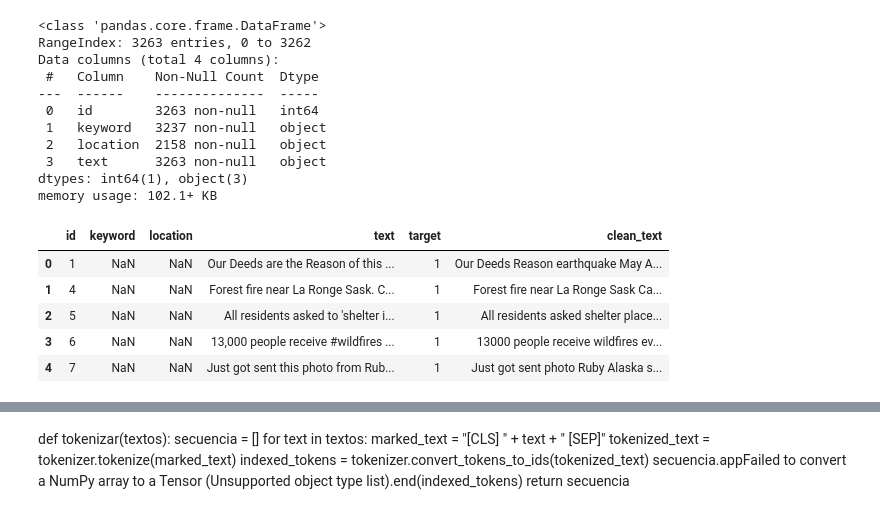
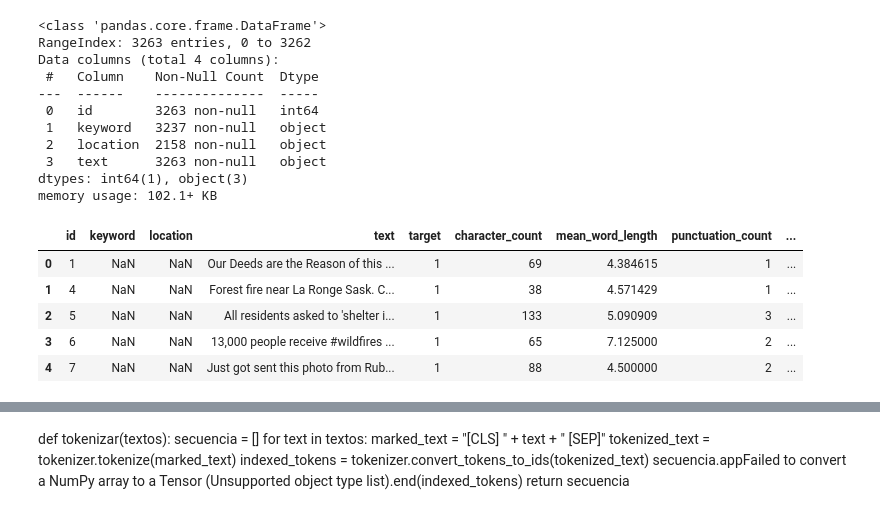
Before and after one commit to AlurrAldrey/OrgaDatosTP, a Jupyter notebook: tp2/Conv1D_con_features.ipynb, the cells around one changed output, grey strips where cells are left out. Saved outputs shown, nothing was run; the diff lists cells and outputs as text; code cells hidden in the pictures.

```diff
--- a/tp2/Conv1D_con_features.ipynb
+++ b/tp2/Conv1D_con_features.ipynb
@@ -83,9 +83,16 @@ Data columns (total 4 columns):
 dtypes: int64(1), object(3)
 memory usage: 102.1+ KB
 # %%
-#limipeza
-#import nltk
-#nltk.download('stopwords')
+#funciones auxiliares
+
+def getHashtags(words):
+    return ' '.join([item.lstrip('#') for item in words if item.startswith('#') and len(item) > 1])
+
+def getMentions(words):
+    return ' '.join([item.lstrip('@') for item in words if item.startswith('@') and len(item) > 1])
+
+def getURLs(words):
+    return ' '.join([item for item in words if item.startswith('http')])
 
 def clean(text):
 
@@ -98,16 +105,40 @@ def clean(text):
 
     return clean_text
 
-test_df['clean_text'] = test_df['text'].apply(clean)
-train_df['clean_text'] = train_df['text'].apply(clean)
-train_df.head()
+#test_df['clean_text'] = test_df['text'].apply(clean)
+#train_df['clean_text'] = train_df['text'].apply(clean)
+#train_df.head()
-# %% [output]
-|  | id | keyword | location | text | target | clean_text |
-| 0 | 1 | NaN | NaN | Our Deeds are the Reason of this ... | 1 | Our Deeds Reason earthquake May A... |
-| 1 | 4 | NaN | NaN | Forest fire near La Ronge Sask. C... | 1 | Forest fire near La Ronge Sask Ca... |
-| 2 | 5 | NaN | NaN | All residents asked to 'shelter i... | 1 | All residents asked shelter place... |
-| 3 | 6 | NaN | NaN | 13,000 people receive #wildfires ... | 1 | 13000 people receive wildfires ev... |
-| 4 | 7 | NaN | NaN | Just got sent this photo from Rub... | 1 | Just got sent photo Ruby Alaska s... |
+# %%
+#FEATURES
+stop = stopwords.words('english')
+
+def crear_features(df):
+
+    #categóricas
+    df['words'] = df['text'].apply(lambda x: x.split(' '))
+    df['hashtags'] = df['words'].apply(getHashtags) #Obtengo los hashtags: "ht1 ht2 ht3 ..."
+    df['mentions'] = df['words'].apply(getMentions) #Obtengo las menciones: "men1 men2 men3 ..."
+    df['urls'] = df['words'].apply(getURLs) #Obtengo las urls "url1 url2 url3 ..."
+    df['stop_words'] = df['text'].apply(lambda x: [w for w in str(x).lower().split() if w in stop])
+    df['clean_text'] = df['text'].apply(clean)
+
+    #numéricas
+    df['words_count'] = df['words'].apply(lambda x: len(x))
+    df['character_count'] = df['text'].str.len()
+    df['mean_word_length'] = df['text'].apply(lambda x: (sum(len(w) for w in str(x).split()) / len(str(x).split())))
+    df['punctuation_count'] = df['text'].apply(lambda x: len([c for c in str(x) if c in string.punctuation]))
+    df['stop_words_count'] = df['text'].apply(lambda x: len([w for w in str(x).lower().split() if w in stop]))
+# %%
+crear_features(train_df)
+crear_features(test_df)
+train_df.head()
+# %% [output]
+|  | id | keyword | location | text | target | character_count | mean_word_length | punctuation_count | ... |
+| 0 | 1 | NaN | NaN | Our Deeds are the Reason of this ... | 1 | 69 | 4.384615 | 1 | ... |
+| 1 | 4 | NaN | NaN | Forest fire near La Ronge Sask. C... | 1 | 38 | 4.571429 | 1 | ... |
+| 2 | 5 | NaN | NaN | All residents asked to 'shelter i... | 1 | 133 | 5.090909 | 3 | ... |
+| 3 | 6 | NaN | NaN | 13,000 people receive #wildfires ... | 1 | 65 | 7.125000 | 2 | ... |
+| 4 | 7 | NaN | NaN | Just got sent this photo from Rub... | 1 | 88 | 4.500000 | 2 | ... |
 # %%
 def trp(l, n):
     return l[:n] + [0]*(n-len(l))
```
Also changed, not shown: parts of 7 cells of this notebook.
